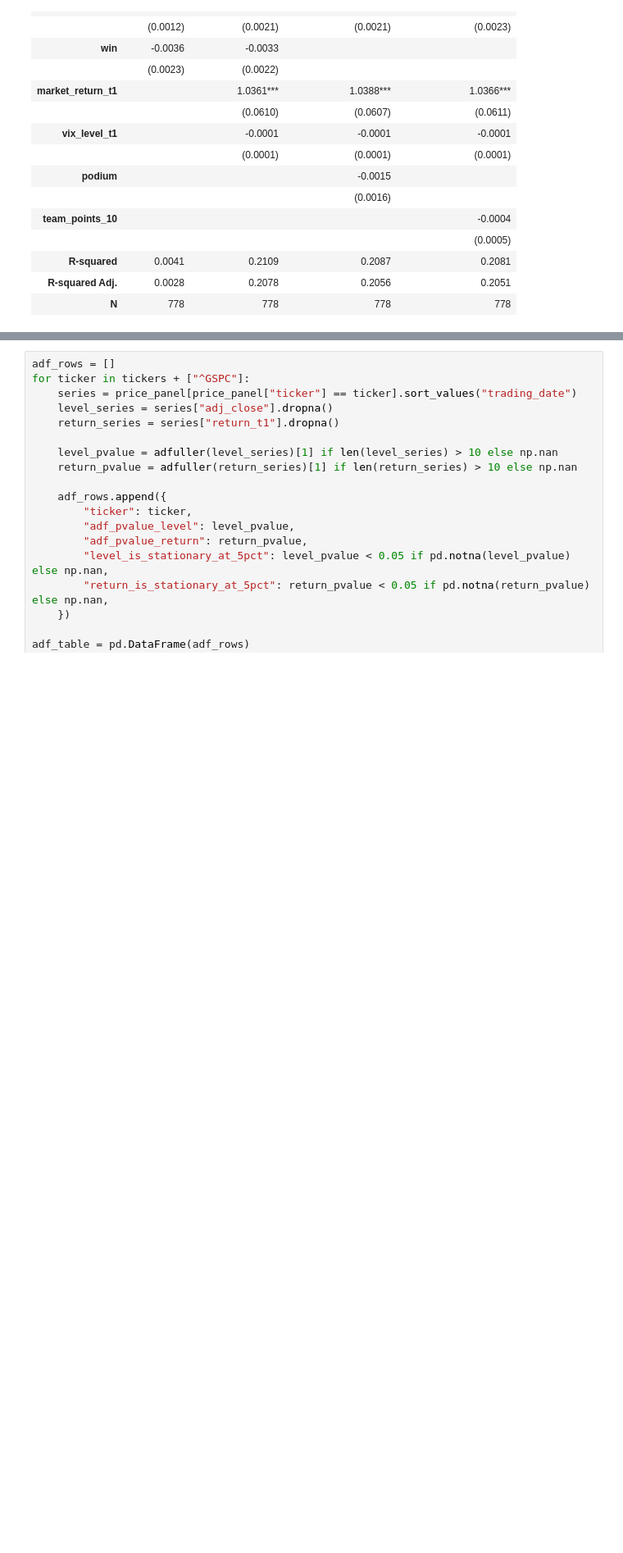
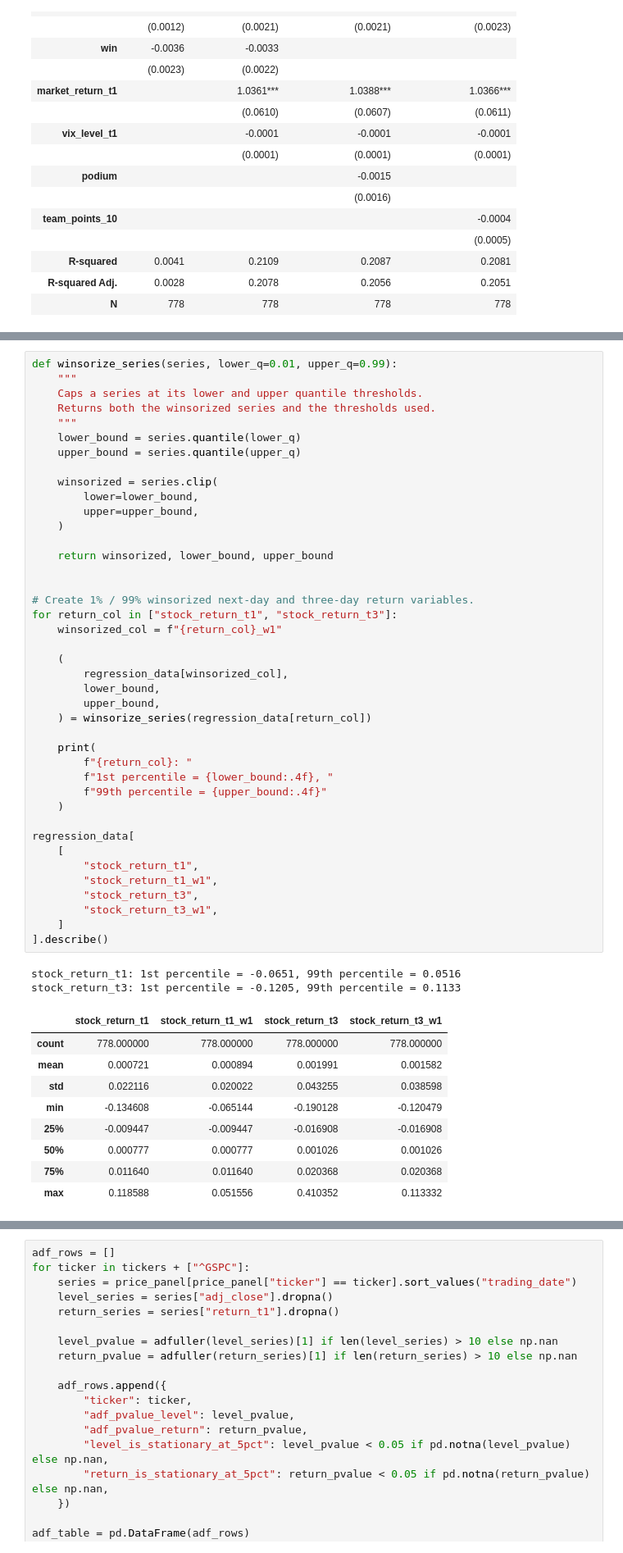
Before and after one commit to dhruv-shxh/f1-sponsor-stocks, a Jupyter notebook: f1_sponsor_analysis_final_robust_new.ipynb, the cells around one changed output, grey strips where cells are left out. Shown at 82% size. Cells and saved outputs as stored; diff of their text form; blank space fills up the shorter version.

```diff
--- a/f1_sponsor_analysis_final_robust_new.ipynb
+++ b/f1_sponsor_analysis_final_robust_new.ipynb
@@ -1276,0 +1505,53 @@ Standard errors in parentheses.
+# %%
+def winsorize_series(series, lower_q=0.01, upper_q=0.99):
+    """
+    Caps a series at its lower and upper quantile thresholds.
+    Returns both the winsorized series and the thresholds used.
+    """
+    lower_bound = series.quantile(lower_q)
+    upper_bound = series.quantile(upper_q)
+
+    winsorized = series.clip(
+        lower=lower_bound,
+        upper=upper_bound,
+    )
+
+    return winsorized, lower_bound, upper_bound
+
+
+# Create 1% / 99% winsorized next-day and three-day return variables.
+for return_col in ["stock_return_t1", "stock_return_t3"]:
+    winsorized_col = f"{return_col}_w1"
+
+    (
+        regression_data[winsorized_col],
+        lower_bound,
+        upper_bound,
+    ) = winsorize_series(regression_data[return_col])
+
+    print(
+        f"{return_col}: "
+        f"1st percentile = {lower_bound:.4f}, "
+        f"99th percentile = {upper_bound:.4f}"
+    )
+
+regression_data[
+    [
+        "stock_return_t1",
+        "stock_return_t1_w1",
+        "stock_return_t3",
+        "stock_return_t3_w1",
+    ]
+].describe()
+# %% [output]
+stock_return_t1: 1st percentile = -0.0651, 99th percentile = 0.0516
+stock_return_t3: 1st percentile = -0.1205, 99th percentile = 0.1133
+|  | stock_return_t1 | stock_return_t1_w1 | stock_return_t3 | stock_return_t3_w1 |
+| count | 778.000000 | 778.000000 | 778.000000 | 778.000000 |
+| mean | 0.000721 | 0.000894 | 0.001991 | 0.001582 |
+| std | 0.022116 | 0.020022 | 0.043255 | 0.038598 |
+| min | -0.134608 | -0.065144 | -0.190128 | -0.120479 |
+| 25% | -0.009447 | -0.009447 | -0.016908 | -0.016908 |
+| 50% | 0.000777 | 0.000777 | 0.001026 | 0.001026 |
+| 75% | 0.011640 | 0.011640 | 0.020368 | 0.020368 |
+| max | 0.118588 | 0.051556 | 0.410352 | 0.113332 |
```
Also changed, not shown: parts of 14 cells of this notebook, 2 other files.
